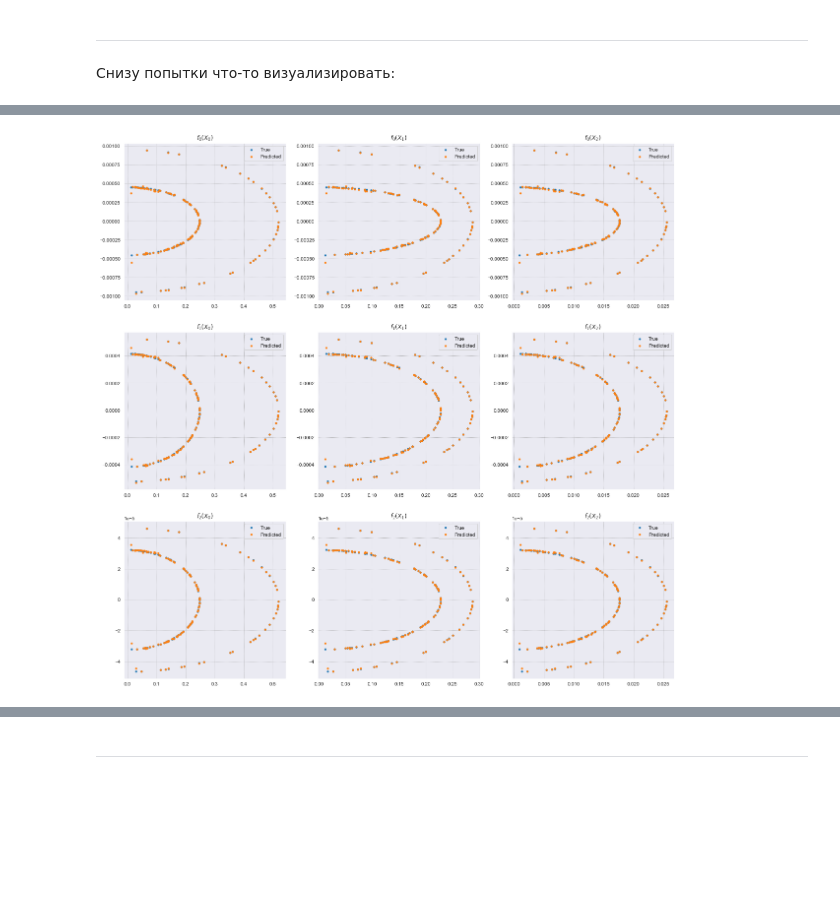
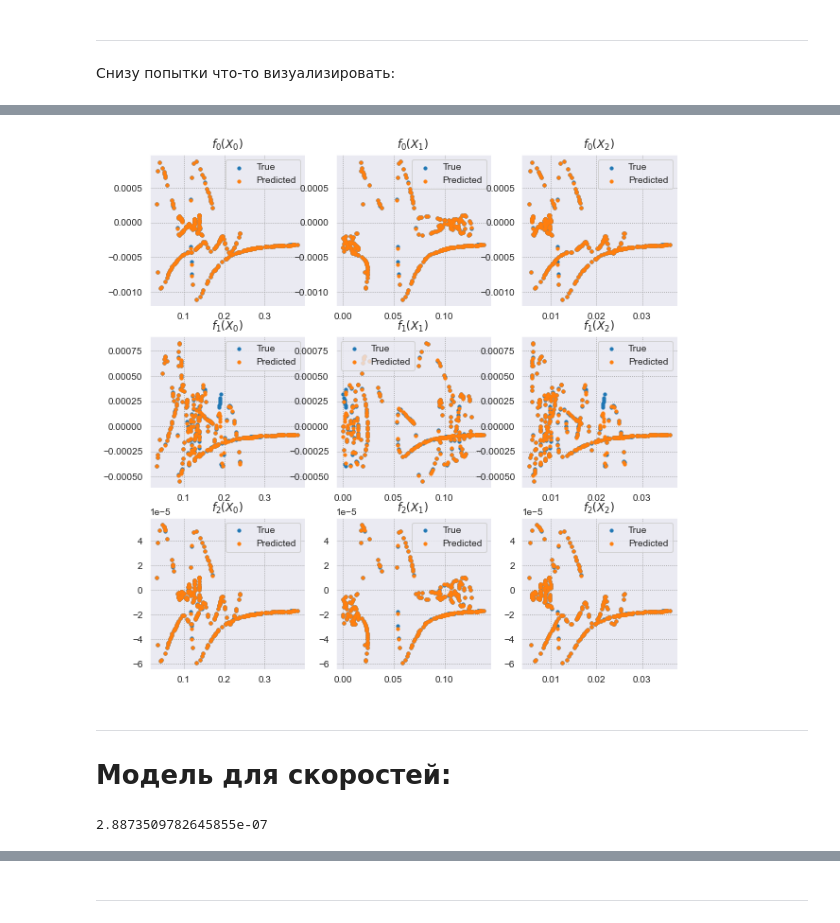
Before and after one commit to Alphonsce/Machine-learning-for-MD-project, a Jupyter notebook: gpr_sklearn.ipynb, the cells around one changed output, grey strips where cells are left out. Drawn from its saved outputs; the diff is of its cells as text; code cells hidden in the pictures; blank space fills up the shorter version.

```diff
--- a/gpr_sklearn.ipynb
+++ b/gpr_sklearn.ipynb
@@ -190,12 +188,15 @@ plot_2d_result(
 # %%
 if len(train_data[0][1]) != 1:
     plot_matrix(
         X=[elem[:-3] for elem in val_X] if MODE == "movements" else val_X,
         K=CFG.K,
-        Y_true=Y_true,
+        Y_true=val_Y,
         Y_pred=Y_pred,
 
-        figsize=(20, 20)
+        figsize=(10, 10)
     )
 # %% [output]
-[figure, old version]
+[figure, new version]
+# %% [markdown]
+---
+# Модель для скоростей:
@@ -201,0 +229,4 @@ if len(train_data[0][1]) != 1:
+# %%
+mean_squared_error(val_Y_vel, Y_pred_vel)
+# %% [output]
+2.8873509782645855e-07
```
Also changed, not shown: parts of 12 cells of this notebook, 3 other files.
